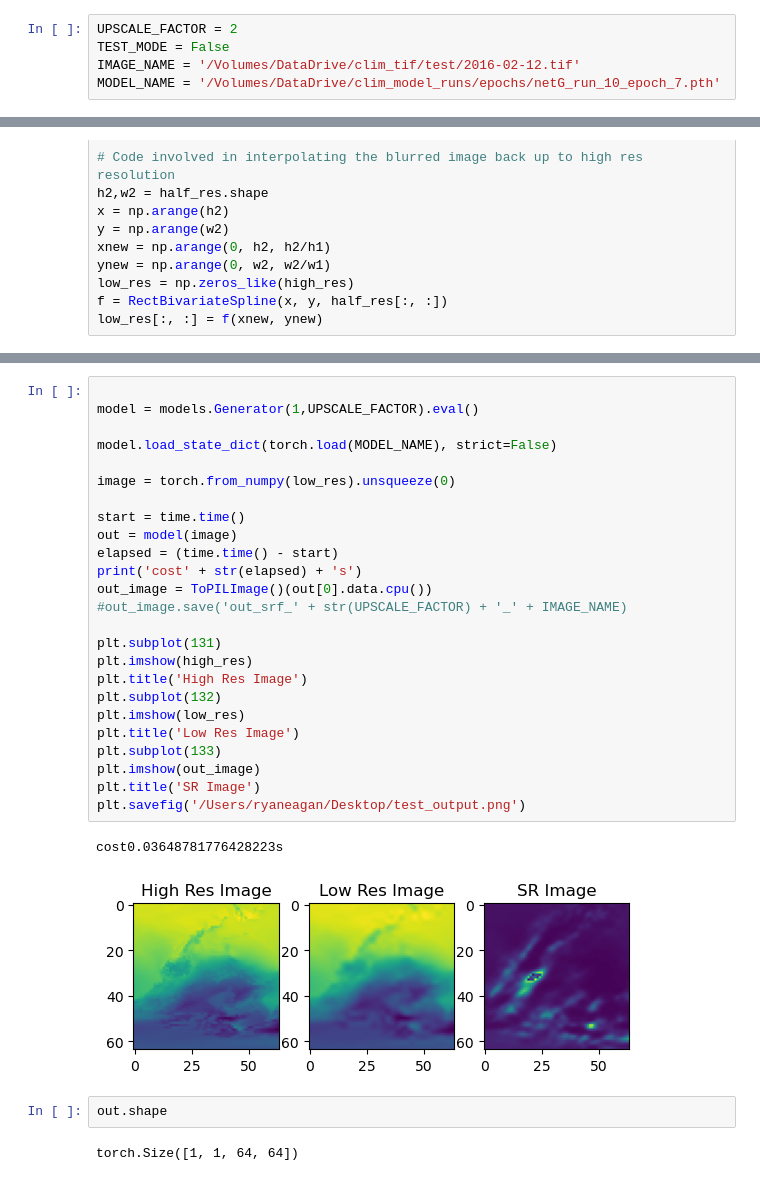
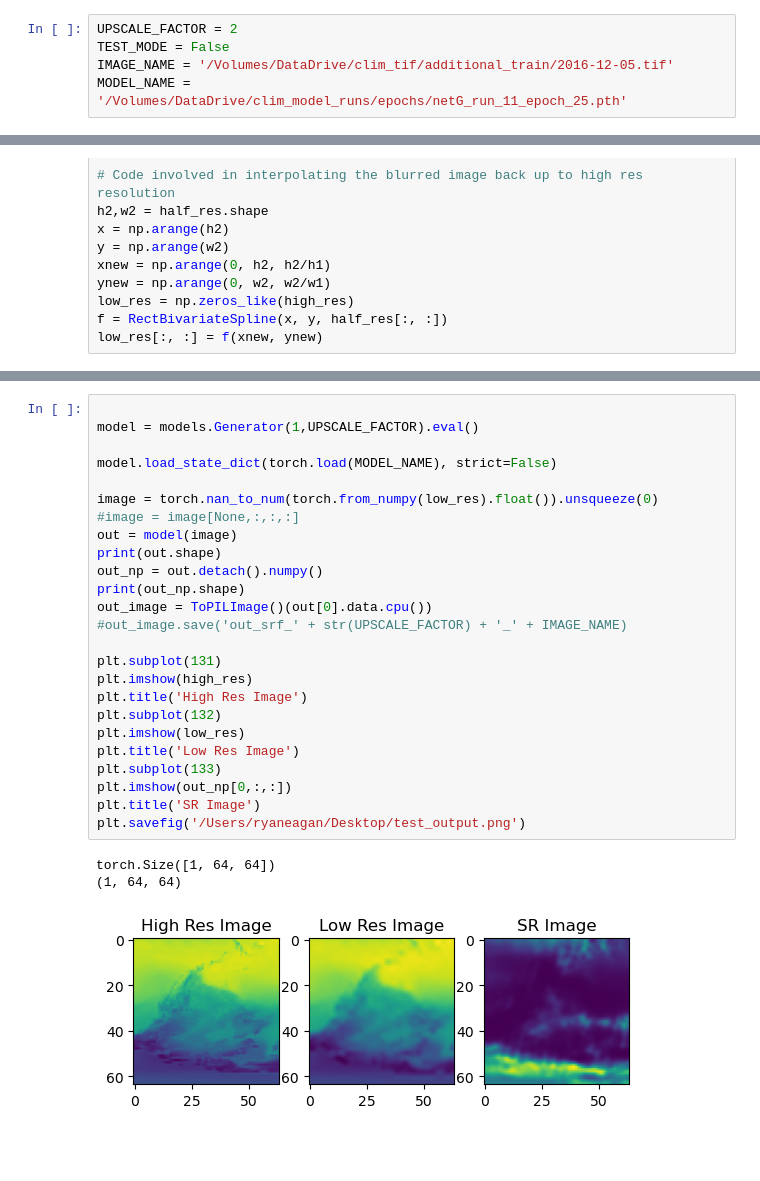
Before and after one commit to radryan1979/clim_ds, a Jupyter notebook: test_image.ipynb, the cells around one changed output, grey strips where cells are left out. Saved outputs shown, nothing was run; the diff lists cells and outputs as text; blank space fills up the shorter version.

```diff
--- a/test_image.ipynb
+++ b/test_image.ipynb
@@ -17,8 +18,8 @@ import models
 # %%
 UPSCALE_FACTOR = 2
 TEST_MODE = False
-IMAGE_NAME = '/Volumes/DataDrive/clim_tif/test/2016-02-12.tif'
-MODEL_NAME = '/Volumes/DataDrive/clim_model_runs/epochs/netG_run_10_epoch_7.pth'
+IMAGE_NAME = '/Volumes/DataDrive/clim_tif/additional_train/2016-12-05.tif'
+MODEL_NAME = '/Volumes/DataDrive/clim_model_runs/epochs/netG_run_11_epoch_25.pth'
 # %%
 # downscale the test image
 hr_image = Image.open(IMAGE_NAME)
@@ -53,32 +54,29 @@ Text(0.5, 1.0, 'Low Res Image')
 # %%
 
 model = models.Generator(1,UPSCALE_FACTOR).eval()
 
 model.load_state_dict(torch.load(MODEL_NAME), strict=False)
 
-image = torch.from_numpy(low_res).unsqueeze(0)
-
-start = time.time()
+image = torch.nan_to_num(torch.from_numpy(low_res).float()).unsqueeze(0)
+#image = image[None,:,:,:]
 out = model(image)
-elapsed = (time.time() - start)
-print('cost' + str(elapsed) + 's')
+print(out.shape)
+out_np = out.detach().numpy()
+print(out_np.shape)
 out_image = ToPILImage()(out[0].data.cpu())
 #out_image.save('out_srf_' + str(UPSCALE_FACTOR) + '_' + IMAGE_NAME)
 
 plt.subplot(131)
 plt.imshow(high_res)
 plt.title('High Res Image')
 plt.subplot(132)
 plt.imshow(low_res)
 plt.title('Low Res Image')
 plt.subplot(133)
-plt.imshow(out_image)
+plt.imshow(out_np[0,:,:])
 plt.title('SR Image')
 plt.savefig('/Users/ryaneagan/Desktop/test_output.png')
 # %% [output]
-cost0.03648781776428223s
+torch.Size([1, 64, 64])
+(1, 64, 64)
-[figure, old version]
+[figure, new version]
-# %%
-out.shape
-# %% [output]
-torch.Size([1, 1, 64, 64])
```
Also changed, not shown: parts of 3 cells of this notebook, 8 other files.
